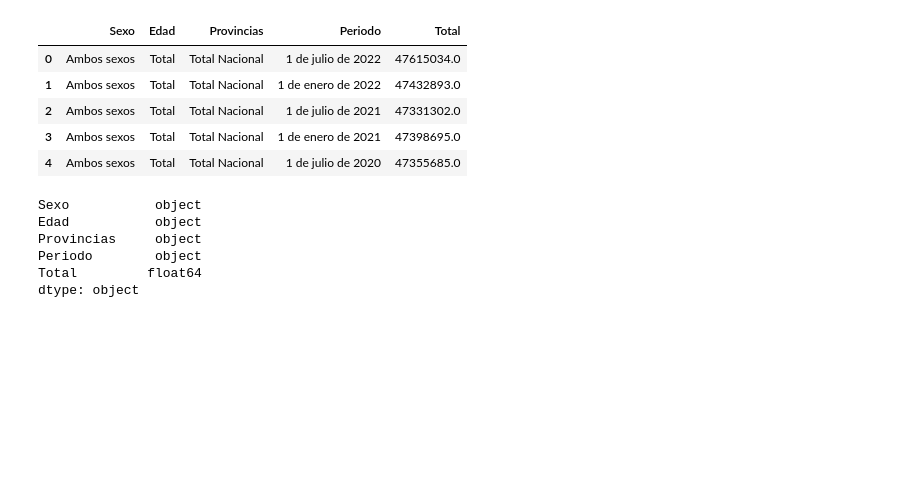
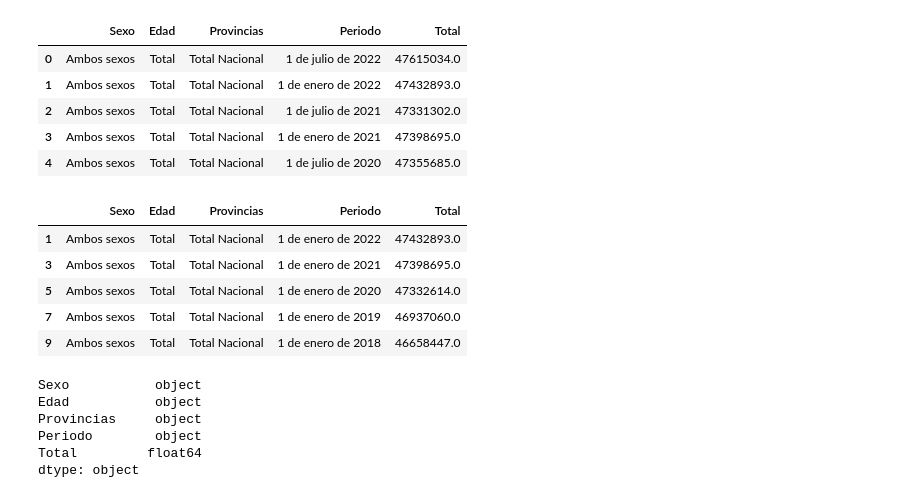
Before and after one commit to Jalope/TFM_Repo, a Jupyter notebook: DB_Demografia/datos_poblacion.ipynb, the cells around one changed output. Saved outputs shown, nothing was run; the diff lists cells and outputs as text; code cells hidden in the pictures; blank space fills up the shorter version.

```diff
--- a/DB_Demografia/datos_poblacion.ipynb
+++ b/DB_Demografia/datos_poblacion.ipynb
@@ -18,3 +20,12 @@ df_raw.head()
+# %%
+df_raw.head()
+# %% [output]
+|  | Sexo | Edad | Provincias | Periodo | Total |
+| 1 | Ambos sexos | Total | Total Nacional | 1 de enero de 2022 | 47432893.0 |
+| 3 | Ambos sexos | Total | Total Nacional | 1 de enero de 2021 | 47398695.0 |
+| 5 | Ambos sexos | Total | Total Nacional | 1 de enero de 2020 | 47332614.0 |
+| 7 | Ambos sexos | Total | Total Nacional | 1 de enero de 2019 | 46937060.0 |
+| 9 | Ambos sexos | Total | Total Nacional | 1 de enero de 2018 | 46658447.0 |
 # %%
 print(df_raw.dtypes)
 # %% [output]
```
Also changed, not shown: parts of 7 cells of this notebook, 21 other files.
